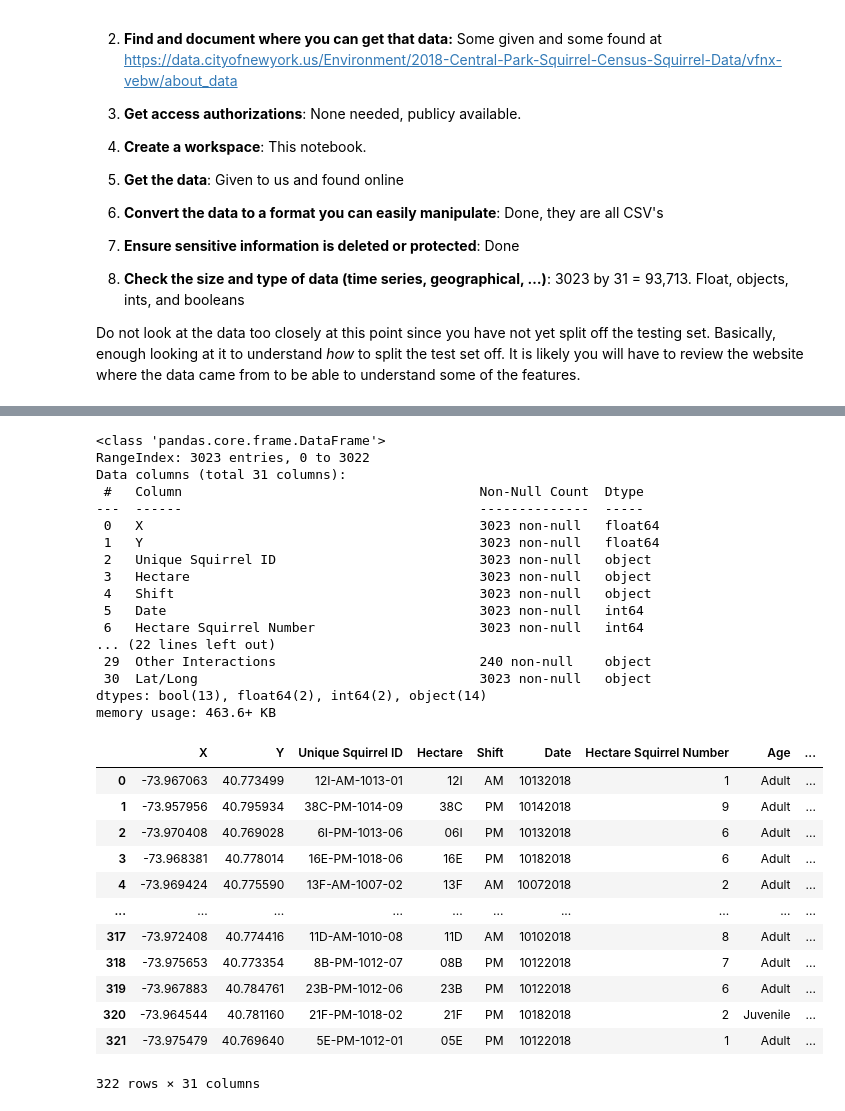
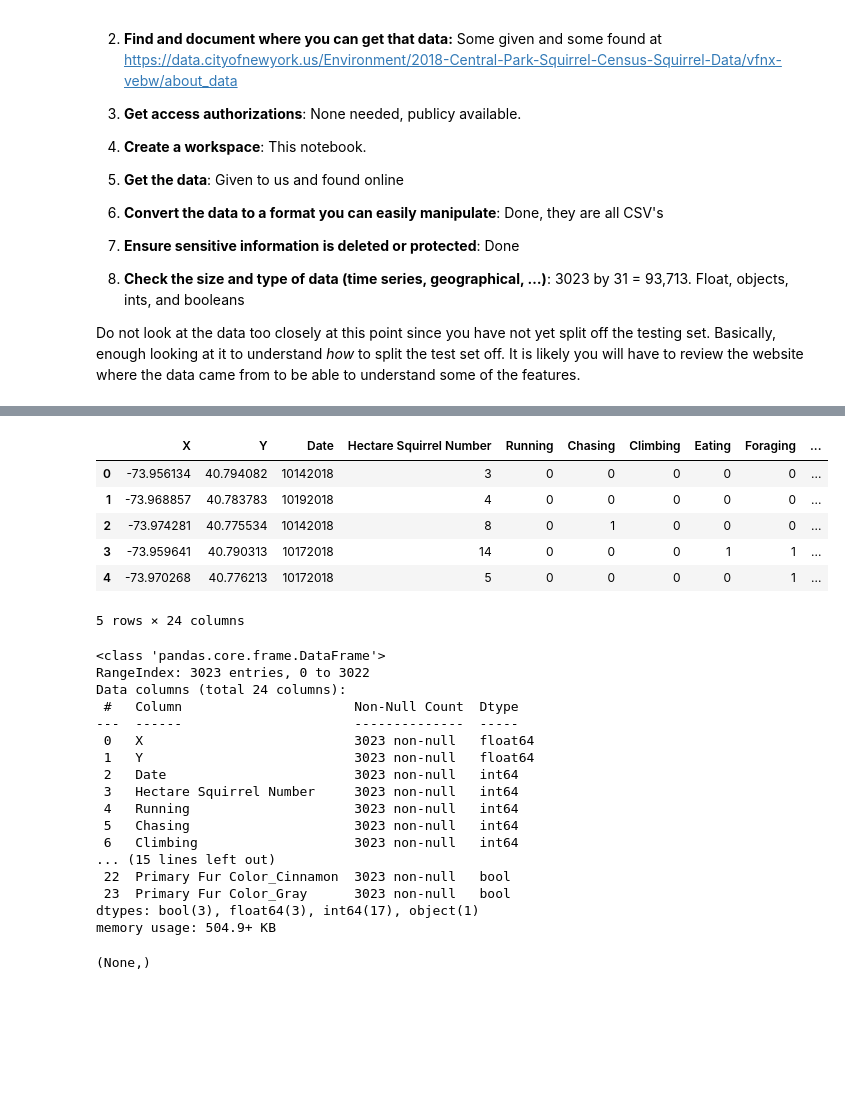
Before and after one commit to bradenkirkpatrick/machine-learning-project-2, a Jupyter notebook: Nutosis.ipynb, the cells around one changed output, grey strips where cells are left out. Cells and saved outputs as stored; diff of their text form; code cells hidden in the pictures; blank space fills up the shorter version.

```diff
--- a/Nutosis.ipynb
+++ b/Nutosis.ipynb
@@ -74,39 +84,46 @@ dead_squirrels = read_csv('diseased_squirrels.csv')
+# %%
+# replace Shift with is_PM_shift
+squirrel_data['is_PM_shift'] = squirrel_data['Shift'].apply(lambda x: 1 if x == 'PM' else 0)
+# replace Age with is_Adult
+squirrel_data['is_Adult'] = squirrel_data['Age'].apply(lambda x: 1 if x == 'Adult' else 0)
+# replace false with 0 and true with 1 for the columns with boolean values
+for comlumn in ['Running', 'Chasing', 'Climbing', 'Eating', 'Foraging', 'Kuks', 'Quaas', 'Moans', 'Tail flags', 'Tail twitches', 'Approaches', 'Indifferent', 'Runs from']:
+    squirrel_data[comlumn] = squirrel_data[comlumn].apply(lambda x: 1 if x == True else 0)
+# drop Lat/Long, shift, Unique Squirrel ID, Other Interactions, Hectare, Age, Highlight Fur Color, Combination of Primary and Highlight Color, Color notes, Location, Specific Location, Above Ground Sighter Measurement
+for column in ['Lat/Long', 'Shift', 'Unique Squirrel ID', 'Other Interactions', 'Hectare', 'Age', 'Highlight Fur Color', 'Combination of Primary and Highlight Color', 'Color notes', 'Location', 'Specific Location', 'Above Ground Sighter Measurement']:
+    squirrel_data.drop(column, axis=1, inplace=True)
+# one hot encode Primary Fur Color
+squirrel_data = pandas.get_dummies(squirrel_data, columns=['Primary Fur Color'])
+
+
+
+squirrel_data.head()
+# %% [output]
+|  | X | Y | Date | Hectare Squirrel Number | Running | Chasing | Climbing | Eating | Foraging | ... |
+| 0 | -73.956134 | 40.794082 | 10142018 | 3 | 0 | 0 | 0 | 0 | 0 | ... |
+| 1 | -73.968857 | 40.783783 | 10192018 | 4 | 0 | 0 | 0 | 0 | 0 | ... |
+| 2 | -73.974281 | 40.775534 | 10142018 | 8 | 0 | 1 | 0 | 0 | 0 | ... |
+| 3 | -73.959641 | 40.790313 | 10172018 | 14 | 0 | 0 | 0 | 1 | 1 | ... |
+| 4 | -73.970268 | 40.776213 | 10172018 | 5 | 0 | 0 | 0 | 0 | 1 | ... |
+5 rows × 24 columns
 # %%
-all_squirrels.info()
+squirrel_data.info(),
 # %% [output]
 <class 'pandas.core.frame.DataFrame'>
 RangeIndex: 3023 entries, 0 to 3022
-Data columns (total 31 columns):
- #   Column                                      Non-Null Count  Dtype
----  ------                                      --------------  -----
- 0   X                                           3023 non-null   float64
- 1   Y                                           3023 non-null   float64
- 2   Unique Squirrel ID                          3023 non-null   object
- 3   Hectare                                     3023 non-null   object
- 4   Shift                                       3023 non-null   object
- 5   Date                                        3023 non-null   int64
- 6   Hectare Squirrel Number                     3023 non-null   int64
-... (22 lines left out)
- 29  Other Interactions                          240 non-null    object
- 30  Lat/Long                                    3023 non-null   object
-dtypes: bool(13), float64(2), int64(2), object(14)
-memory usage: 463.6+ KB
+Data columns (total 24 columns):
+ #   Column                      Non-Null Count  Dtype
+---  ------                      --------------  -----
+ 0   X                           3023 non-null   float64
+ 1   Y                           3023 non-null   float64
+ 2   Date                        3023 non-null   int64
+ 3   Hectare Squirrel Number     3023 non-null   int64
+ 4   Running                     3023 non-null   int64
+ 5   Chasing                     3023 non-null   int64
+ 6   Climbing                    3023 non-null   int64
+... (15 lines left out)
+ 22  Primary Fur Color_Cinnamon  3023 non-null   bool
+ 23  Primary Fur Color_Gray      3023 non-null   bool
+dtypes: bool(3), float64(3), int64(17), object(1)
+memory usage: 504.9+ KB
+(None,)
-# %%
-dead_copy = dead_squirrels.copy()
-all_copy = all_squirrels.copy()
-dead_squirrels_data = all_copy.merge(dead_copy, how='inner', on='Unique Squirrel ID')
-dead_squirrels_data
-# %% [output]
-|  | X | Y | Unique Squirrel ID | Hectare | Shift | Date | Hectare Squirrel Number | Age | ... |
-| 0 | -73.967063 | 40.773499 | 12I-AM-1013-01 | 12I | AM | 10132018 | 1 | Adult | ... |
-| 1 | -73.957956 | 40.795934 | 38C-PM-1014-09 | 38C | PM | 10142018 | 9 | Adult | ... |
-| 2 | -73.970408 | 40.769028 | 6I-PM-1013-06 | 06I | PM | 10132018 | 6 | Adult | ... |
-| 3 | -73.968381 | 40.778014 | 16E-PM-1018-06 | 16E | PM | 10182018 | 6 | Adult | ... |
-| 4 | -73.969424 | 40.775590 | 13F-AM-1007-02 | 13F | AM | 10072018 | 2 | Adult | ... |
-| ... | ... | ... | ... | ... | ... | ... | ... | ... | ... |
-| 317 | -73.972408 | 40.774416 | 11D-AM-1010-08 | 11D | AM | 10102018 | 8 | Adult | ... |
-| 318 | -73.975653 | 40.773354 | 8B-PM-1012-07 | 08B | PM | 10122018 | 7 | Adult | ... |
-| 319 | -73.967883 | 40.784761 | 23B-PM-1012-06 | 23B | PM | 10122018 | 6 | Adult | ... |
-| 320 | -73.964544 | 40.781160 | 21F-PM-1018-02 | 21F | PM | 10182018 | 2 | Juvenile | ... |
-| 321 | -73.975479 | 40.769640 | 5E-PM-1012-01 | 05E | PM | 10122018 | 1 | Adult | ... |
-322 rows × 31 columns
```
Also changed, not shown: parts of 11 cells of this notebook.
